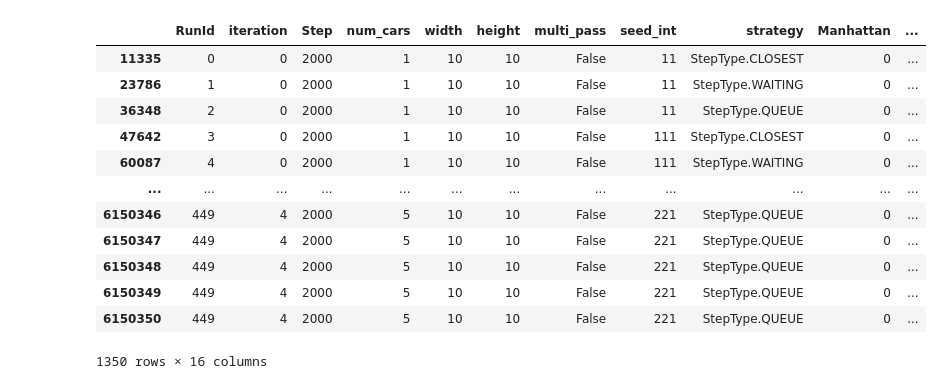
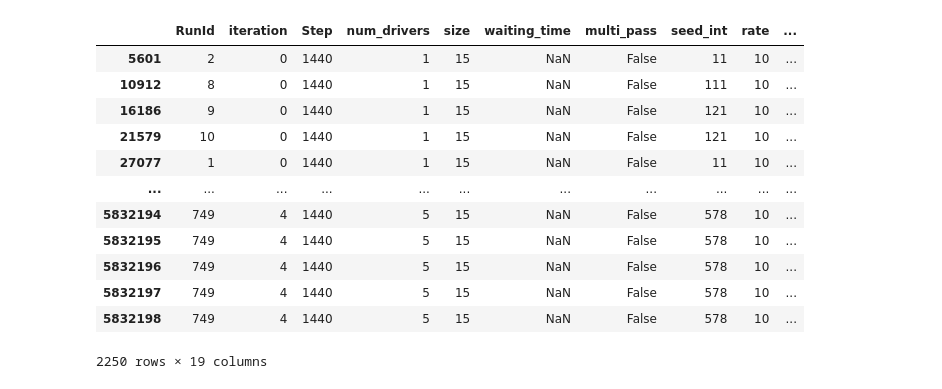
Before and after one commit to lokhei/Ridesharing-Simulation, a Jupyter notebook: TransportModel/Ride-hailing Analysis/utilisation_rate.ipynb, the cells around one changed output. Cells and saved outputs as stored; diff of their text form; code cells hidden in the pictures.

```diff
--- a/TransportModel/Ride-hailing Analysis/utilisation_rate.ipynb
+++ b/TransportModel/Ride-hailing Analysis/utilisation_rate.ipynb
@@ -6,24 +6,25 @@ import matplotlib.pyplot as plt
 %autoreload 2
 
 
-file_name = 'waiting_every5_2.csv'
+file_name = 'ridehailing.csv'
 # %%
 df = pd.read_csv(file_name)
 df = df.dropna(subset="Steps") # drop passenger agents
-last_step = df[df["Step"] == 2000]
+last_step = df[df["Step"] == 1440]
+
 display(last_step)
 # %% [output]
-|  | RunId | iteration | Step | num_cars | width | height | multi_pass | seed_int | strategy | Manhattan | ... |
-| 11335 | 0 | 0 | 2000 | 1 | 10 | 10 | False | 11 | StepType.CLOSEST | 0 | ... |
-| 23786 | 1 | 0 | 2000 | 1 | 10 | 10 | False | 11 | StepType.WAITING | 0 | ... |
-| 36348 | 2 | 0 | 2000 | 1 | 10 | 10 | False | 11 | StepType.QUEUE | 0 | ... |
-| 47642 | 3 | 0 | 2000 | 1 | 10 | 10 | False | 111 | StepType.CLOSEST | 0 | ... |
-| 60087 | 4 | 0 | 2000 | 1 | 10 | 10 | False | 111 | StepType.WAITING | 0 | ... |
-| ... | ... | ... | ... | ... | ... | ... | ... | ... | ... | ... | ... |
-| 6150346 | 449 | 4 | 2000 | 5 | 10 | 10 | False | 221 | StepType.QUEUE | 0 | ... |
-| 6150347 | 449 | 4 | 2000 | 5 | 10 | 10 | False | 221 | StepType.QUEUE | 0 | ... |
-| 6150348 | 449 | 4 | 2000 | 5 | 10 | 10 | False | 221 | StepType.QUEUE | 0 | ... |
-| 6150349 | 449 | 4 | 2000 | 5 | 10 | 10 | False | 221 | StepType.QUEUE | 0 | ... |
-| 6150350 | 449 | 4 | 2000 | 5 | 10 | 10 | False | 221 | StepType.QUEUE | 0 | ... |
+|  | RunId | iteration | Step | num_drivers | size | waiting_time | multi_pass | seed_int | rate | ... |
+| 5601 | 2 | 0 | 1440 | 1 | 15 | NaN | False | 11 | 10 | ... |
+| 10912 | 8 | 0 | 1440 | 1 | 15 | NaN | False | 111 | 10 | ... |
+| 16186 | 9 | 0 | 1440 | 1 | 15 | NaN | False | 121 | 10 | ... |
+| 21579 | 10 | 0 | 1440 | 1 | 15 | NaN | False | 121 | 10 | ... |
+| 27077 | 1 | 0 | 1440 | 1 | 15 | NaN | False | 11 | 10 | ... |
+| ... | ... | ... | ... | ... | ... | ... | ... | ... | ... | ... |
+| 5832194 | 749 | 4 | 1440 | 5 | 15 | NaN | False | 578 | 10 | ... |
+| 5832195 | 749 | 4 | 1440 | 5 | 15 | NaN | False | 578 | 10 | ... |
+| 5832196 | 749 | 4 | 1440 | 5 | 15 | NaN | False | 578 | 10 | ... |
+| 5832197 | 749 | 4 | 1440 | 5 | 15 | NaN | False | 578 | 10 | ... |
+| 5832198 | 749 | 4 | 1440 | 5 | 15 | NaN | False | 578 | 10 | ... |
-1350 rows × 16 columns
+2250 rows × 19 columns
 # %%
```
Also changed, not shown: parts of 2 cells of this notebook, 42 other files.
